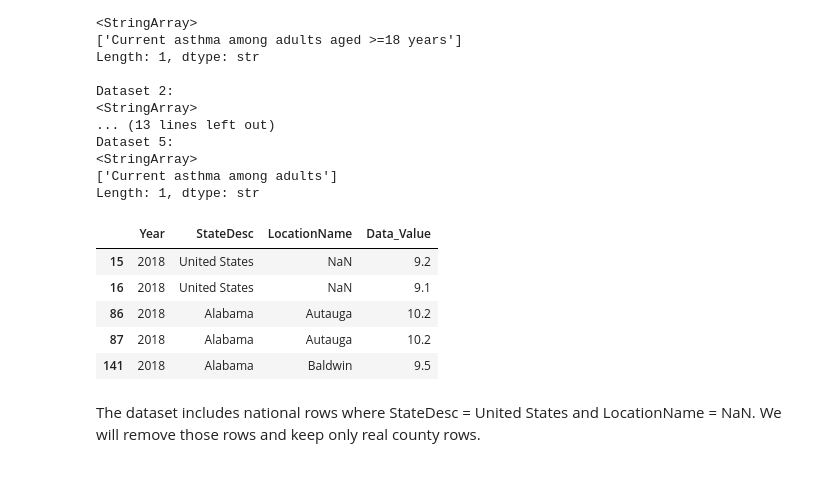
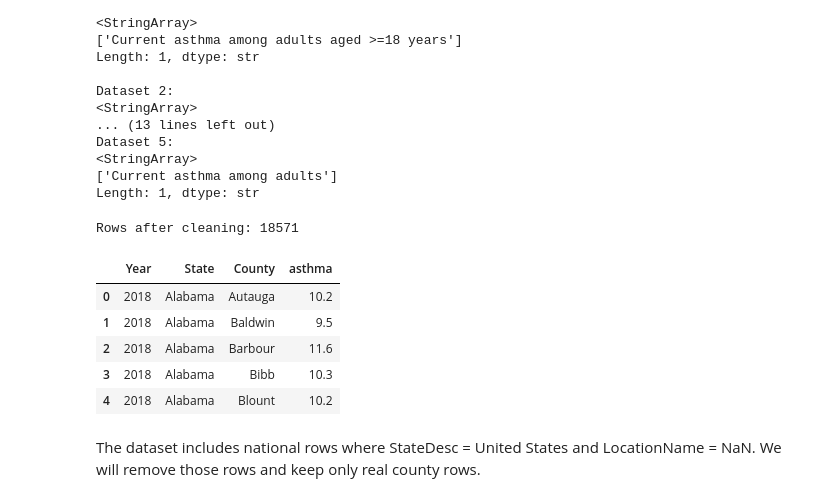
Before and after one commit to KalinaMarkova/data_science_course_project, a Jupyter notebook: The Impact of Air Pollution on Asthma A Regression Analysis.ipynb, the cells around one changed output. Cells and saved outputs as stored; diff of their text form; code cells hidden in the pictures.

Commit message:
Fixing county_asthma dataset, adding EDA on County Pollution Vs County Asthma Prevalence

```diff
--- a/The Impact of Air Pollution on Asthma A Regression Analysis.ipynb
+++ b/The Impact of Air Pollution on Asthma A Regression Analysis.ipynb
@@ -544,18 +545,35 @@ places_list = [
     for df in places_list
 ]
 # %%
-places_asthma_list = [
-    df[df["Measure"] == "Current asthma among adults"]
-    for df in places_list
-]
-places_asthma_list[0][["Year", "StateDesc", "LocationName", "Data_Value"]].head()
+full_county_asthma = pd.concat(county_asthma_list)
+
+# Filtering for Measure, Data_Value_Type, and ensure we only keep County-level data
+county_asthma = full_county_asthma[
+    (full_county_asthma["Measure"] == "Current asthma among adults") &
+    (full_county_asthma["Data_Value_Type"] == "Crude prevalence") &
+    (full_county_asthma["LocationName"].notna()) # This removes the National/State rows
+].copy()
+
+# 3. Rename columns to match your EPA dataset for a clean merge later
+county_asthma = county_asthma.rename(columns={
+    "StateDesc": "State",
+    "LocationName": "County",
+    "Data_Value": "asthma"
+})
+
+# 4. Final deduplication check (just in case)
+county_asthma = county_asthma.groupby(['Year', 'State', 'County'])['asthma'].mean().reset_index()
+
+print(f"Rows after cleaning: {len(county_asthma)}")
+county_asthma.head()
 # %% [output]
+Rows after cleaning: 18571
-|  | Year | StateDesc | LocationName | Data_Value |
-| 15 | 2018 | United States | NaN | 9.2 |
-| 16 | 2018 | United States | NaN | 9.1 |
-| 86 | 2018 | Alabama | Autauga | 10.2 |
-| 87 | 2018 | Alabama | Autauga | 10.2 |
-| 141 | 2018 | Alabama | Baldwin | 9.5 |
+|  | Year | State | County | asthma |
+| 0 | 2018 | Alabama | Autauga | 10.2 |
+| 1 | 2018 | Alabama | Baldwin | 9.5 |
+| 2 | 2018 | Alabama | Barbour | 11.6 |
+| 3 | 2018 | Alabama | Bibb | 10.3 |
+| 4 | 2018 | Alabama | Blount | 10.2 |
 # %% [markdown]
 The dataset includes national rows where StateDesc = United States and LocationName = NaN. We will remove those rows and keep only real county rows.
 # %%
```
Also changed, not shown: parts of 27 cells of this notebook.
